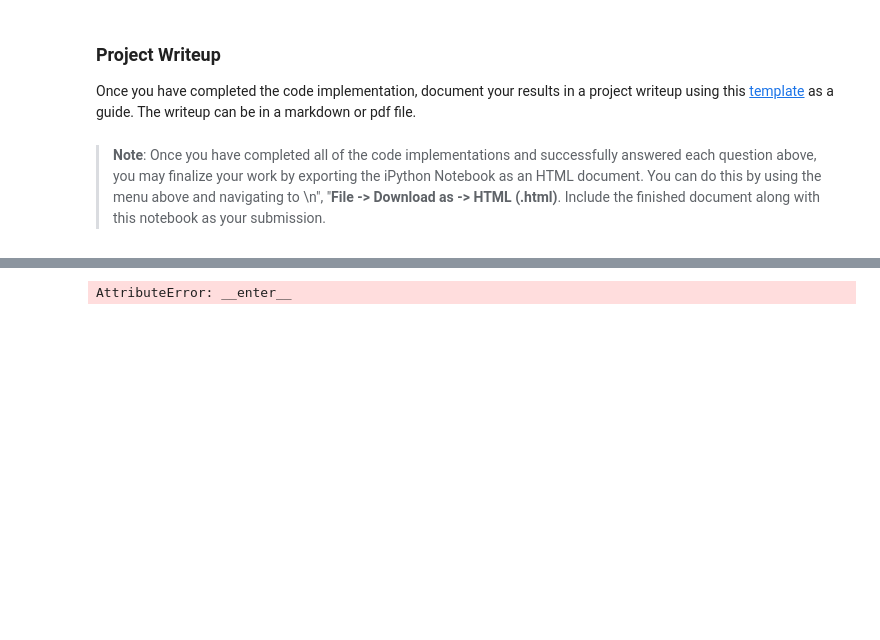
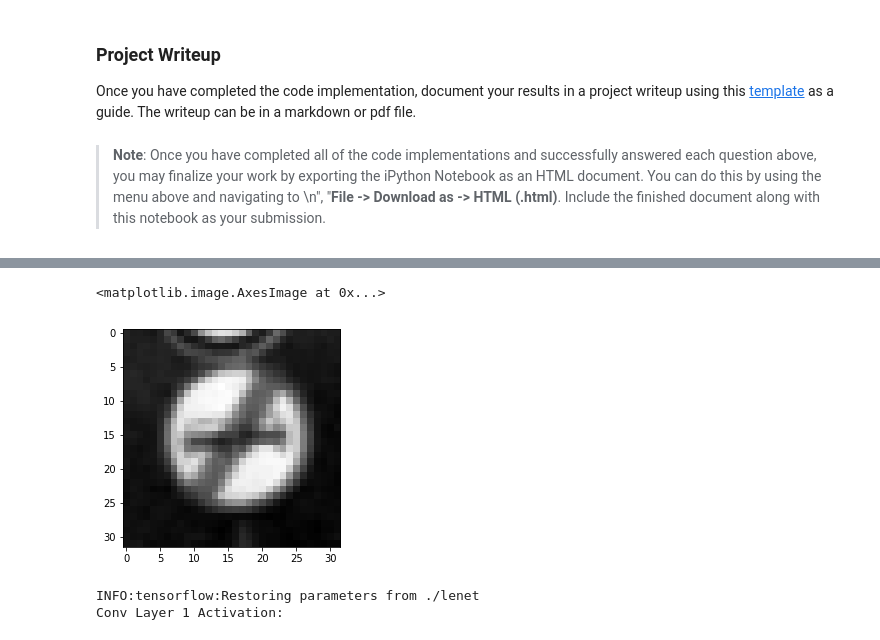
Before and after one commit to bluepika2/Traffic-Sign-Classifier, a Jupyter notebook: Traffic_Sign_Classifier.ipynb, the cells around one changed output, grey strips where cells are left out. Saved outputs shown, nothing was run; the diff lists cells and outputs as text; code cells hidden in the pictures; blank space fills up the shorter version.

```diff
--- a/Traffic_Sign_Classifier.ipynb
+++ b/Traffic_Sign_Classifier.ipynb
@@ -519,16 +520,20 @@ def outputFeatureMap(image_input, tf_activation, activation_min=-1, activation_m
             plt.imshow(activation[0,:,:, featuremap], interpolation="nearest", vmin=activation_min, cmap="gray")
         else:
             plt.imshow(activation[0,:,:, featuremap], interpolation="nearest", cmap="gray")
+# %%
+image_input = X_train_gray[14].squeeze()
+plt.imshow(image_input, cmap='gray')
+# %% [output]
+<matplotlib.image.AxesImage at 0x...>
+[figure, added]
 # %%
-image_input = X_train[14]
-
+image_input = X_train_gray[14]
 with tf.Session() as sess:
     saver.restore(sess, tf.train.latest_checkpoint('.'))
     image_input = image_input.reshape(1,32,32,1)
-    sess = tf.InteractiveSession()
-    sess.as_default()
-    conv_layer_1_visual = sess.graph.get_tensor_by_name('conv1:0')
-    outputFeatureMap(image_input,conv_layer_1_visual)
+
+    outputFeatureMap(image_input, conv1)
     print("Conv Layer 1 Activation: ")
 # %% [output]
-AttributeError: __enter__
+INFO:tensorflow:Restoring parameters from ./lenet
+Conv Layer 1 Activation:
```
Also changed, not shown: parts of 9 cells of this notebook, 8 other files.
